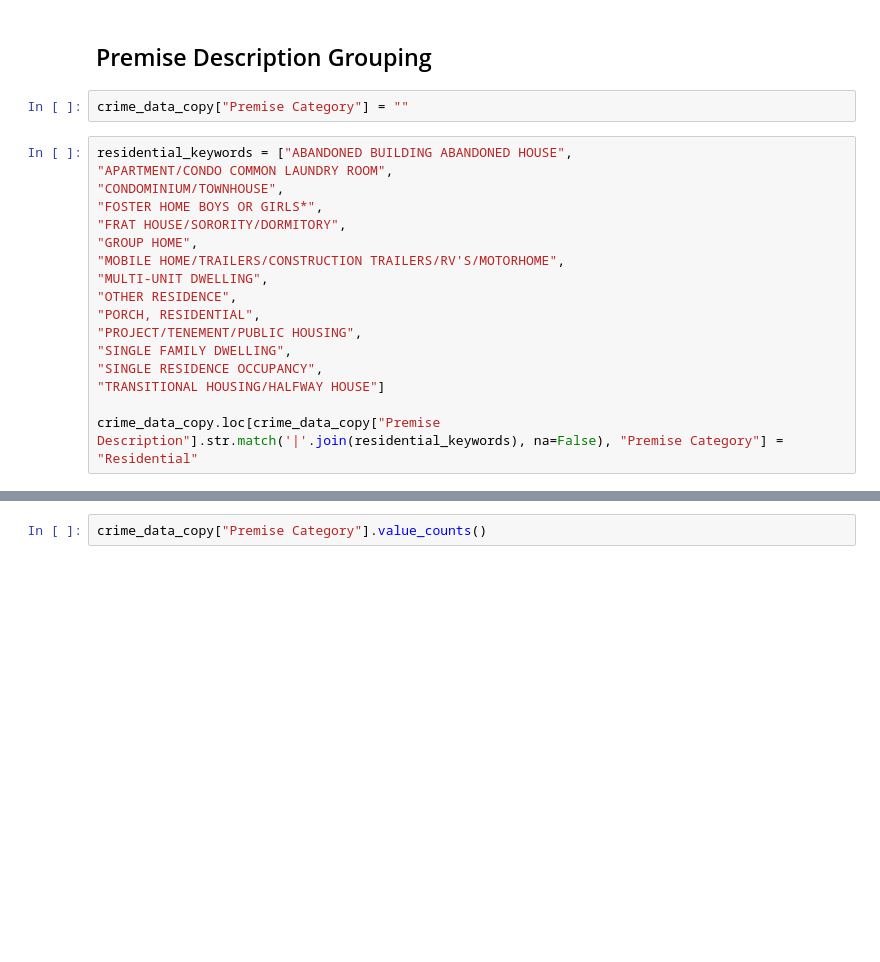
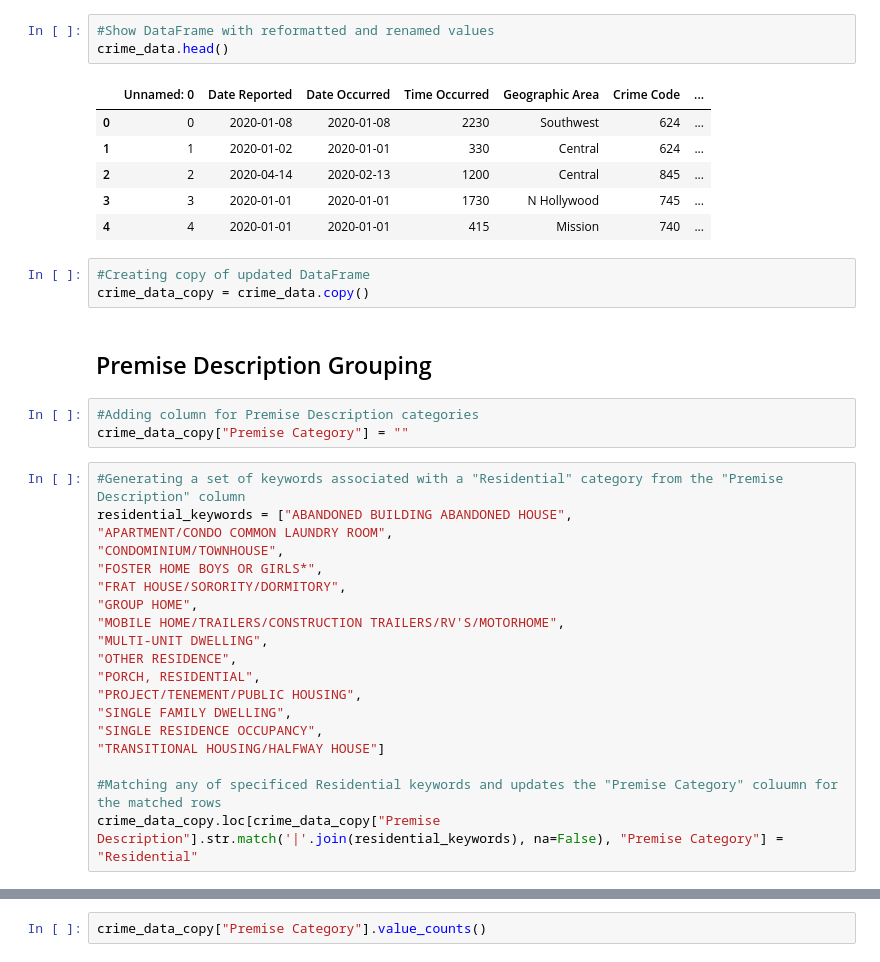
Before and after one commit to dominco5/project1, a Jupyter notebook: Code/dataset_grouping.ipynb, the cells around one changed output, grey strips where cells are left out. Drawn from its saved outputs; the diff is of its cells as text; blank space fills up the shorter version.

```diff
--- a/Code/dataset_grouping.ipynb
+++ b/Code/dataset_grouping.ipynb
@@ -9,8 +46,23 @@ crime_data_copy = crime_data.copy()
+# %%
+#Show DataFrame with reformatted and renamed values
+crime_data.head()
+# %% [output]
+|  | Unnamed: 0 | Date Reported | Date Occurred | Time Occurred | Geographic Area | Crime Code | ... |
+| 0 | 0 | 2020-01-08 | 2020-01-08 | 2230 | Southwest | 624 | ... |
+| 1 | 1 | 2020-01-02 | 2020-01-01 | 330 | Central | 624 | ... |
+| 2 | 2 | 2020-04-14 | 2020-02-13 | 1200 | Central | 845 | ... |
+| 3 | 3 | 2020-01-01 | 2020-01-01 | 1730 | N Hollywood | 745 | ... |
+| 4 | 4 | 2020-01-01 | 2020-01-01 | 415 | Mission | 740 | ... |
+# %%
+#Creating copy of updated DataFrame
+crime_data_copy = crime_data.copy()
 # %% [markdown]
 ## Premise Description Grouping
-# %%
-crime_data_copy["Premise Category"] = ""
+# %%
+#Adding column for Premise Description categories
+crime_data_copy["Premise Category"] = ""
 # %%
+#Generating a set of keywords associated with a "Residential" category from the "Premise Description" column
 residential_keywords = ["ABANDONED BUILDING ABANDONED HOUSE",
 "APARTMENT/CONDO COMMON LAUNDRY ROOM",
 "CONDOMINIUM/TOWNHOUSE",
@@ -26,5 +78,6 @@ residential_keywords = ["ABANDONED BUILDING ABANDONED HOUSE",
 "SINGLE RESIDENCE OCCUPANCY",
 "TRANSITIONAL HOUSING/HALFWAY HOUSE"]
 
+#Matching any of specificed Residential keywords and updates the "Premise Category" coluumn for the matched rows
 crime_data_copy.loc[crime_data_copy["Premise Description"].str.match('|'.join(residential_keywords), na=False), "Premise Category"] = "Residential"
 # %%
```
Also changed, not shown: parts of 36 cells of this notebook.
